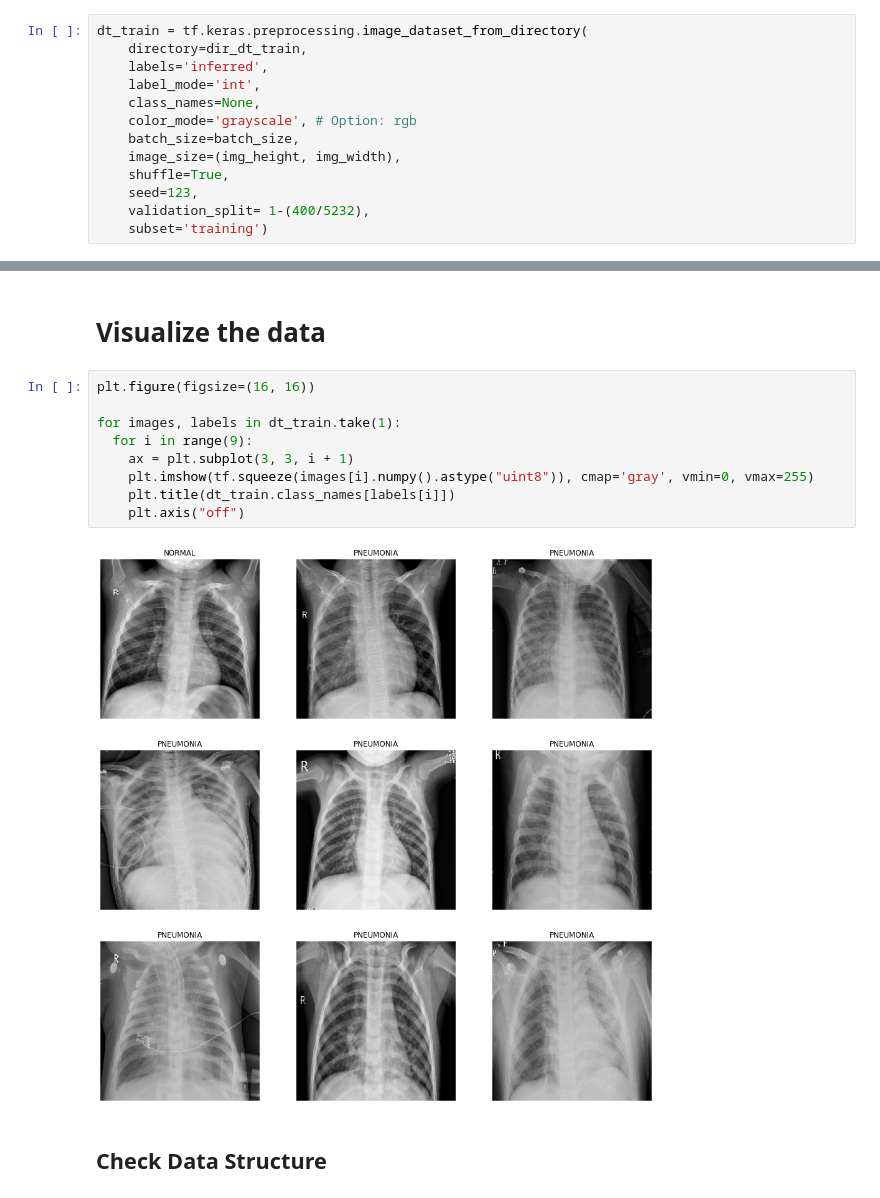
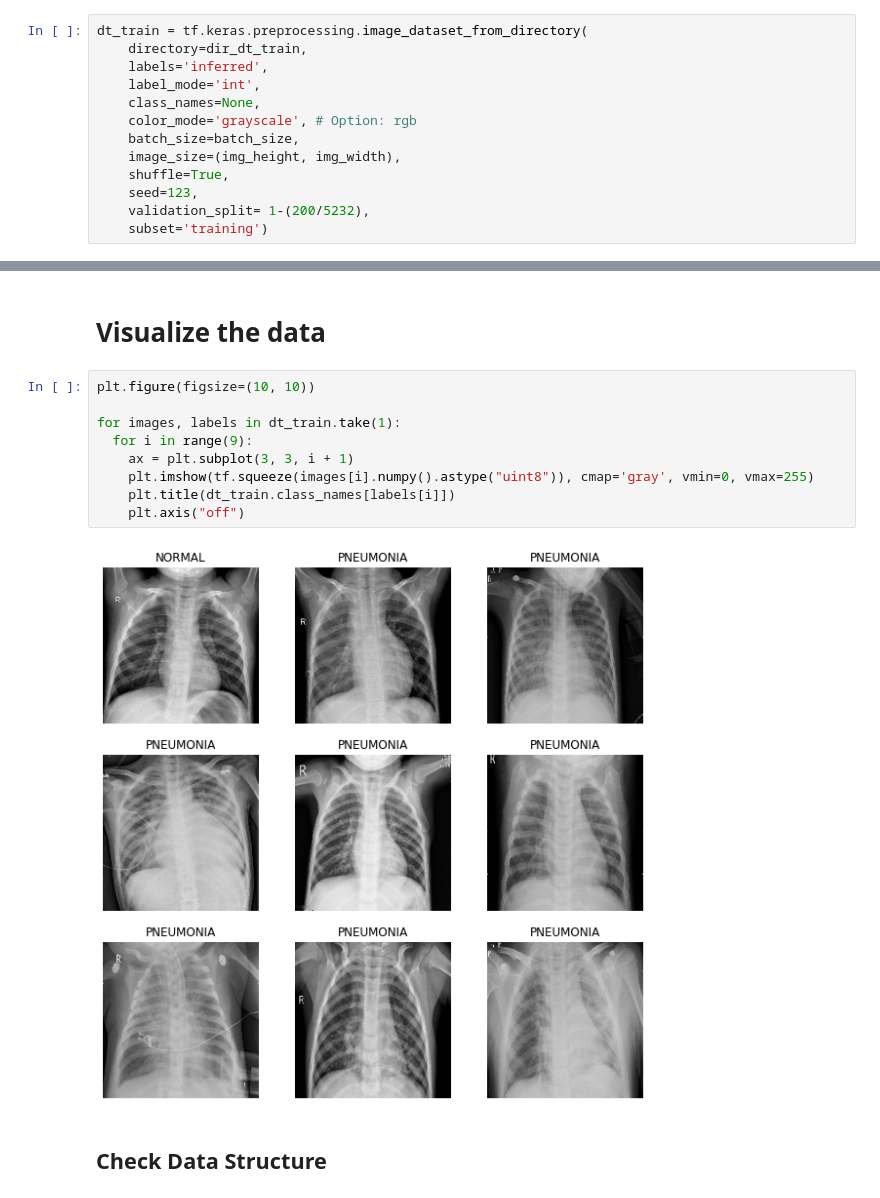
Before and after one commit to jooyeongkang/detection-pneumonia, a Jupyter notebook: ChestXRay_Pneumonia.ipynb, the cells around one changed output, grey strips where cells are left out. Saved outputs shown, nothing was run; the diff lists cells and outputs as text.

```diff
--- a/ChestXRay_Pneumonia.ipynb
+++ b/ChestXRay_Pneumonia.ipynb
@@ -191,7 +193,7 @@ dt_train = tf.keras.preprocessing.image_dataset_from_directory(
     image_size=(img_height, img_width),
     shuffle=True,
     seed=123,
-    validation_split= 1-(400/5232),
+    validation_split= 1-(200/5232),
     subset='training')
 # %% [output]
 Found 5232 files belonging to 2 classes.
@@ -230,16 +232,16 @@ num_class = len(dt_train.class_names)
 # %% [markdown]
 # Visualize the data
 # %%
-plt.figure(figsize=(16, 16))
+plt.figure(figsize=(10, 10))
 
 for images, labels in dt_train.take(1):
   for i in range(9):
     ax = plt.subplot(3, 3, i + 1)
     plt.imshow(tf.squeeze(images[i].numpy().astype("uint8")), cmap='gray', vmin=0, vmax=255)
     plt.title(dt_train.class_names[labels[i]])
     plt.axis("off")
 # %% [output]
-[figure, old version]
+[figure, new version]
 # %% [markdown]
 ## Check Data Structure
 # %% [markdown]
```
Also changed, not shown: parts of 77 cells of this notebook.
